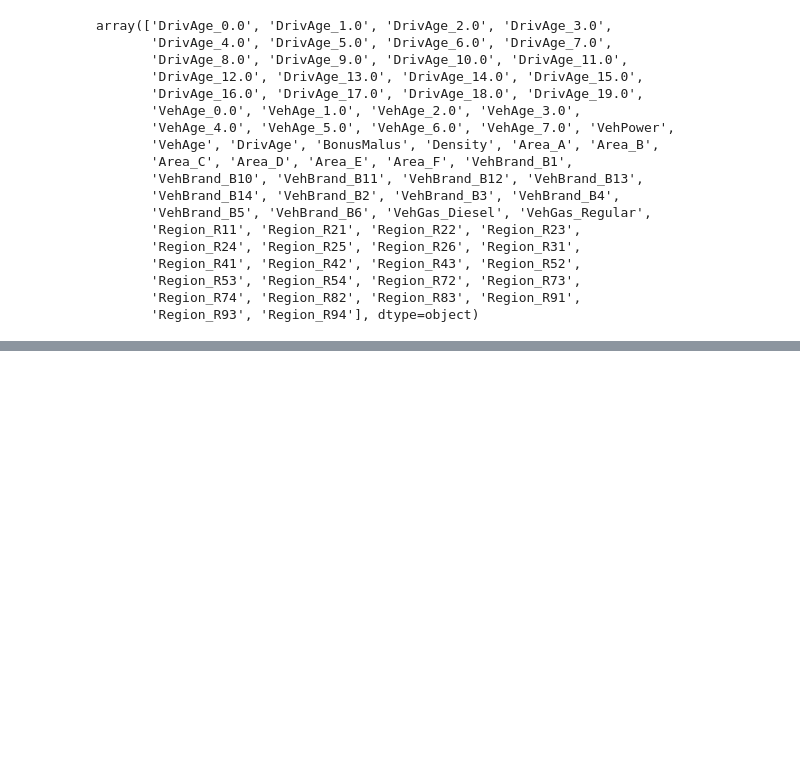
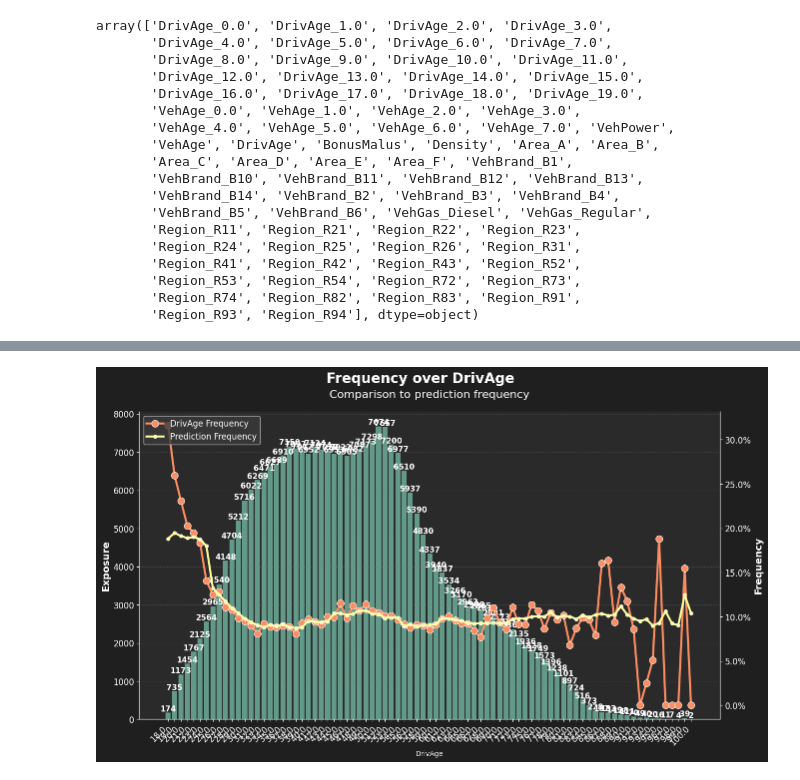
Before and after one commit to imfilip/freq_model, a Jupyter notebook: notebooks/modeling/2.BuildingModels.ipynb, the cells around one changed output, grey strips where cells are left out. Cells and saved outputs as stored; diff of their text form; code cells hidden in the pictures; blank space fills up the shorter version.

Commit message:
more models added, model analysis started

```diff
--- a/notebooks/modeling/2.BuildingModels.ipynb
+++ b/notebooks/modeling/2.BuildingModels.ipynb
@@ -105,7 +60,6 @@ Pierwsze, bardzo ogólne przetworzenie danych:
 # %%
-
-
 df = dropna(df, subset=['ClaimNb', 'Exposure'])
 df = drop_duplicates(df, subset=['IDpol'])
 df = create_group_id(df)
+df = df.assign(ClaimNb=lambda x: x.ClaimNb.clip(upper=4)).assign(Exposure=lambda x: x.Exposure.clip(upper=1))
 # %% [markdown]
@@ -195,0 +125,3 @@ array(['DrivAge_0.0', 'DrivAge_1.0', 'DrivAge_2.0', 'DrivAge_3.0',
+# %%
+simple_pipeline_features = create_simple_feature_pipeline(numerical_features, categorical_features)
+simple_pipeline_features.fit(df)
@@ -606,0 +201,10 @@ new_train.groupby('DrivAge')[['y_pred', 'ClaimNb']].sum().head(20)
+# %%
+model_class = PoissonRegressor
+params = {
+    'alpha':0.001,
+    'solver':'newton-cholesky'
+}
+
+model_glm_base, (summary_glm_base, X_train_pred_glm_base, X_test_pred_glm_base) = train_and_evaluate_model(train, test, pipeline_features, model_class, params)
+save_model_with_pipeline(model_glm_base, '../../models/glm_based')
+print_summary(summary_glm_base)
@@ -606,0 +223,4 @@ new_train.groupby('DrivAge')[['y_pred', 'ClaimNb']].sum().head(20)
+# %%
+plot = freq_over_attribute_plot(X_train_pred_glm_base, attribute='DrivAge', compare_to='prediction')
+# %% [output]
+[figure, added]
```
Also changed, not shown: parts of 55 cells of this notebook, 13 other files.
